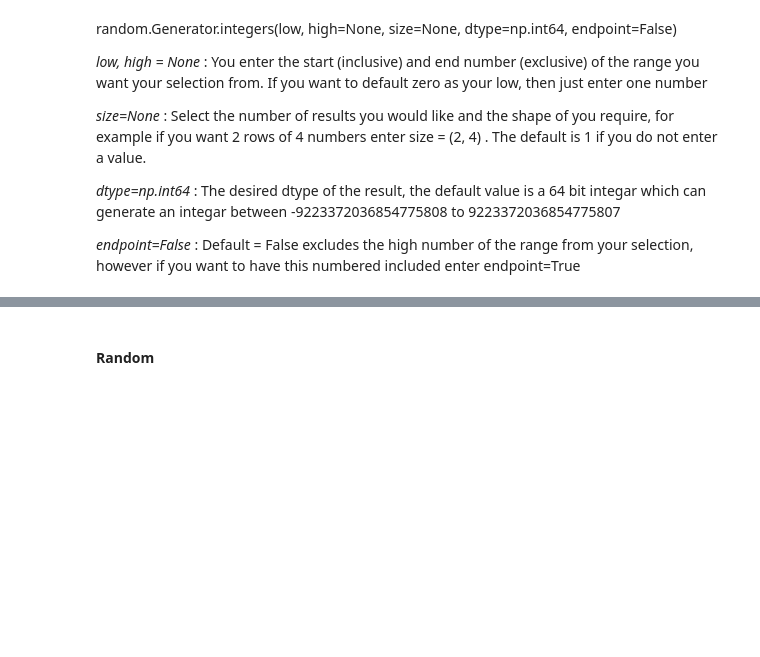
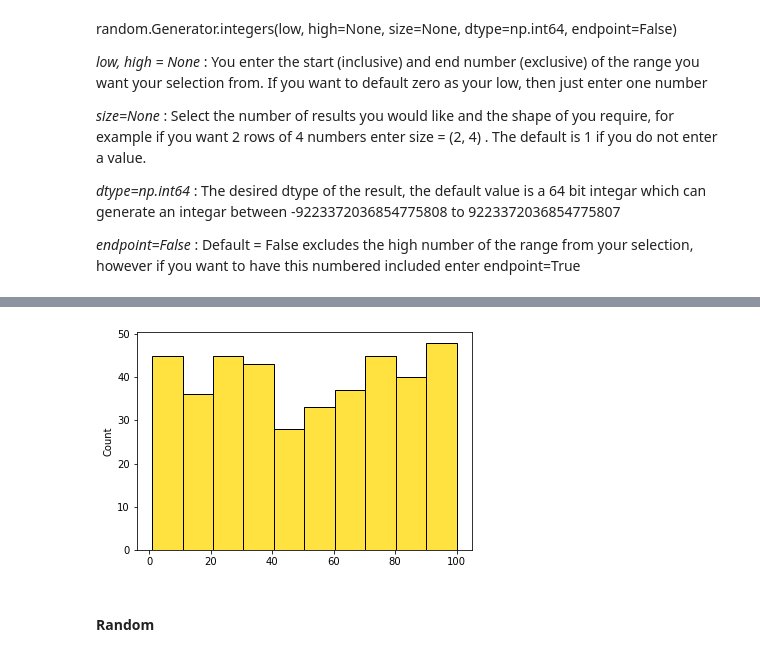
Before and after one commit to Michelleoc/programming-for-data-analysis-assignment, a Jupyter notebook: numpy-random-assignment.ipynb, the cells around one changed output, grey strips where cells are left out. Saved outputs shown, nothing was run; the diff lists cells and outputs as text; code cells hidden in the pictures; blank space fills up the shorter version.

```diff
--- a/numpy-random-assignment.ipynb
+++ b/numpy-random-assignment.ipynb
@@ -108,3 +121,10 @@ array([[13, 11,  6, 17],
+# %%
+rng = np.random.default_rng()
+x = rng.integers(1, 100, size=(400), endpoint=True)
+sns.histplot(x, color="gold")
+plt.show()
+# %% [output]
+[figure, added]
 # %% [markdown]
 #### Random
 # %% [markdown]
```
Also changed, not shown: parts of 48 cells of this notebook.
